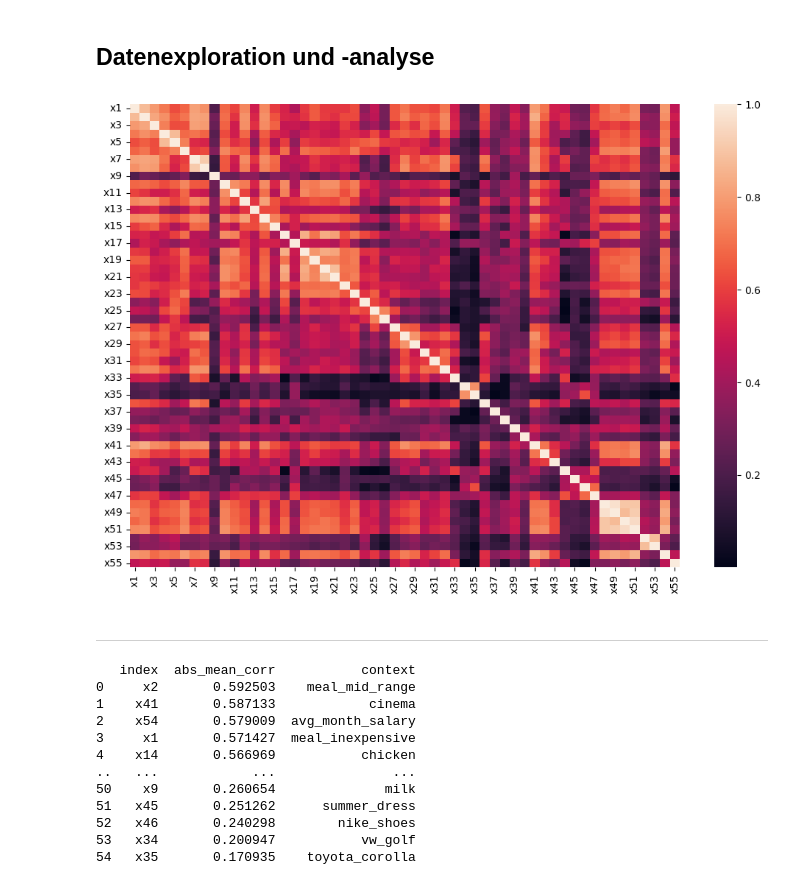
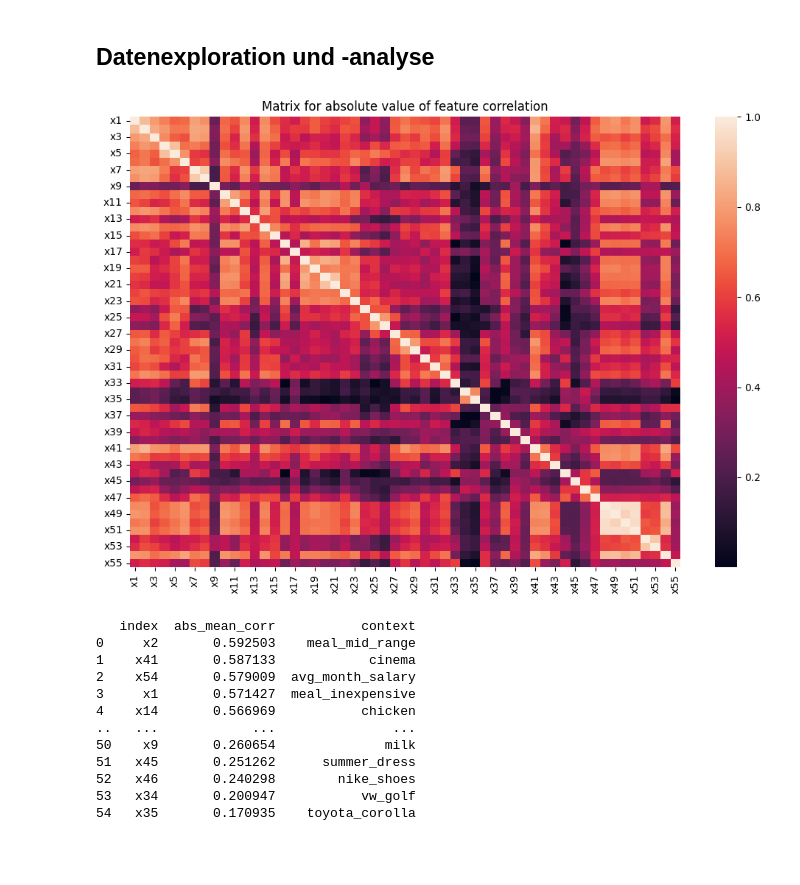
Before and after one commit to GehriJan/data-science-exam, a Jupyter notebook: data_science_exam.ipynb, the cells around one changed output. Drawn from its saved outputs; the diff is of its cells as text; code cells hidden in the pictures; blank space fills up the shorter version.

```diff
--- a/data_science_exam.ipynb
+++ b/data_science_exam.ipynb
@@ -39,8 +40,8 @@ import requests
 from sklearn.linear_model import LinearRegression
 from sklearn.model_selection import train_test_split
 # %%
-# df1 = pd.read_csv("cost-of-living_v2.csv")
-df1 = pd.read_csv("cost-of-living.csv", index_col=0)
+# df1 = pd.read_csv("data/cost-of-living_v2.csv")
+df1 = pd.read_csv("data/cost-of-living.csv", index_col=0)
 
 attribute_names = {
     "x1": "meal_inexpensive",
@@ -107,0 +111,7 @@ len(df1)
+# %%
+df1 = (
+    df1
+    [df1["data_quality"]==1]
+    .reset_index(drop=True)
+    .drop("data_quality", axis="columns")
+)
@@ -192,0 +294,23 @@ New number of datasets: 910
+# %%
+from scipy.spatial.distance import mahalanobis
+
+q = 0.95
+middle = (df1[attr_keys].sum()/df1[attr_keys].count()).to_numpy()
+inv_cov = np.linalg.inv(np.cov(df1[attr_keys].T))
+
+mahalanobis_series = (
+    df1[attr_keys]
+    .apply(lambda x: mahalanobis(x, middle, inv_cov), axis="columns")
+)
+
+quantile = mahalanobis_series.quantile(q)
+print("Removing " + str(df1[mahalanobis_series > quantile].shape[0]) +\
+    " multivariate outliers.")
+df1 = df1[mahalanobis_series <= quantile]
+
+ax = sns.histplot(mahalanobis_series, bins=40)
+ax.set(
+    title=f"Distribution of different cities' Mahalanobis distances, q({q})={quantile:.2f}",
+    xlabel="Mahalanobi distances",
+)
+plt.tight_layout()
@@ -195,13 +322,11 @@ New number of datasets: 910
 # %%
 fig, ax = plt.subplots(figsize=(10,7))
 df_cross_corr = df1[attr_keys].corr()
-ax = sns.heatmap(df_cross_corr.abs())
+ax = sns.heatmap(data=df_cross_corr.abs())
+ax.set(title="Matrix for absolute value of feature correlation")
 plt.tight_layout()
-plt.show()
 # %% [output]
-[figure, old version]
+[figure, new version]
-# %% [markdown]
----
 # %%
 # sort features by how much they correlate to other features
 s_corr = df_cross_corr.abs().mean().sort_values(ascending=False)
```
Also changed, not shown: parts of 15 cells of this notebook, 3 other files.
